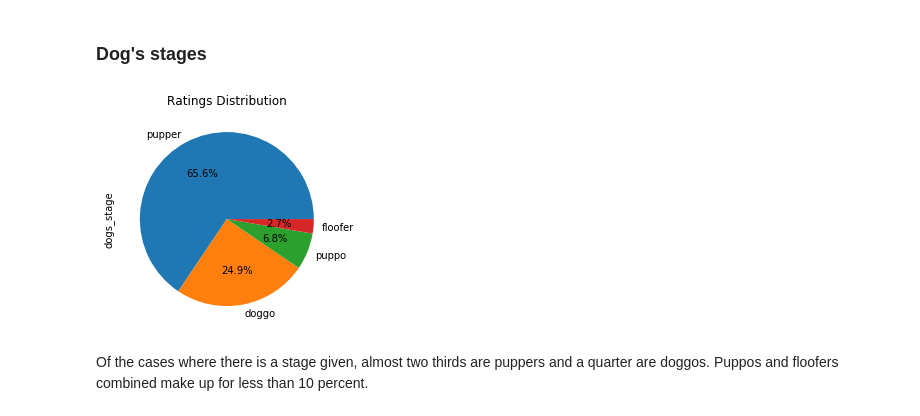
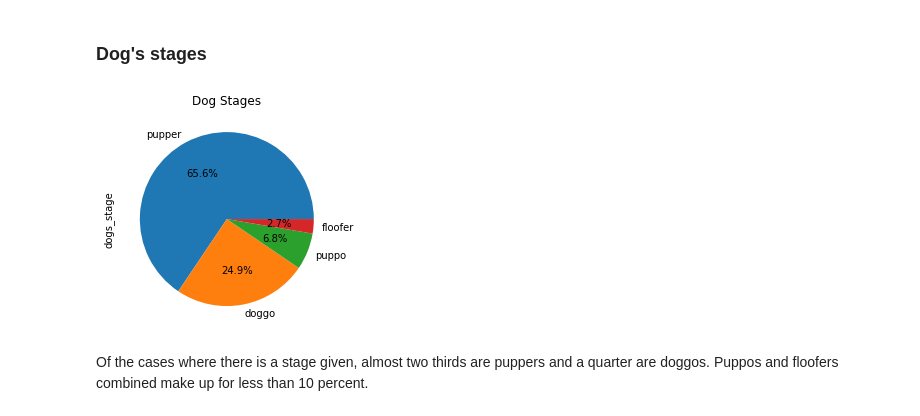
Before and after one commit to dembeckh/DAND_Data-Wrangling, a Jupyter notebook: wrangle_act.ipynb, the cells around one changed output. Cells and saved outputs as stored; diff of their text form; code cells hidden in the pictures.

```diff
--- a/wrangle_act.ipynb
+++ b/wrangle_act.ipynb
@@ -1168,9 +1168,10 @@ Name: rating, dtype: float64
 # %%
 twitter_master.dogs_stage.value_counts().plot(kind='pie', autopct='%1.1f%%');
 
-plt.title('Ratings Distribution');
+plt.title('Dog Stages');
+plt.savefig('dog_stages.png')
 # %% [output]
-[figure, old version]
+[figure, new version]
 # %% [markdown]
 Of the cases where there is a stage given, almost two thirds are puppers and a quarter are doggos. Puppos and floofers combined make up for less than 10 percent.
 # %% [markdown]
```
Also changed, not shown: parts of 8 cells of this notebook, 1 other file.
